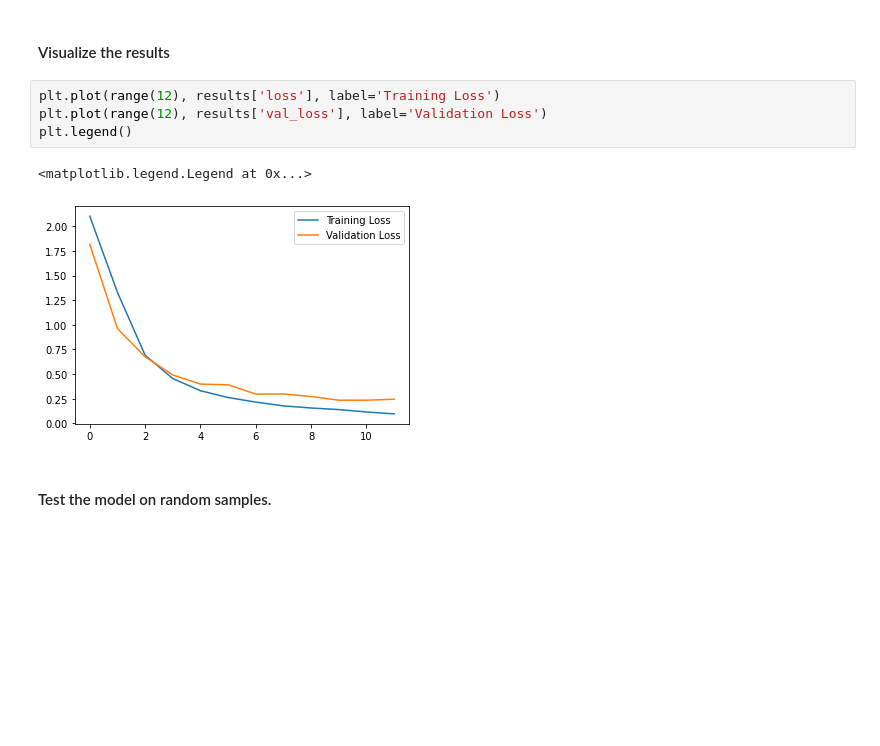
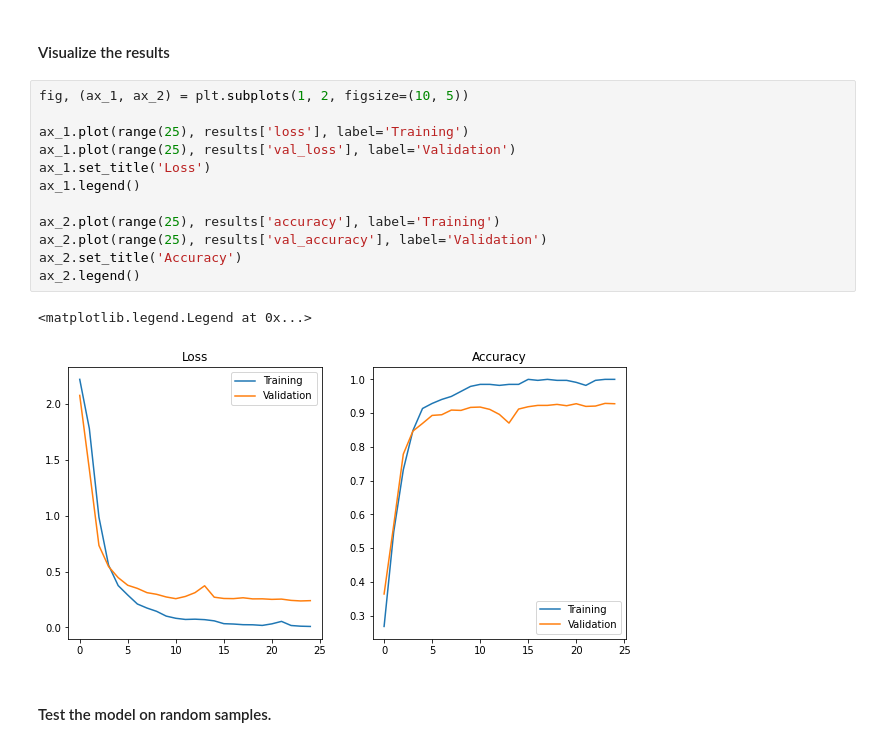
Before and after one commit to rohannakra/Simple-Neural-Network-Experiments, a Jupyter notebook: simple_neural_net_exp_2.ipynb, the cells around one changed output. Saved outputs shown, nothing was run; the diff lists cells and outputs as text; blank space fills up the shorter version.

```diff
--- a/simple_neural_net_exp_2.ipynb
+++ b/simple_neural_net_exp_2.ipynb
@@ -97,12 +97,20 @@ Test Score: 93.56%
 # %% [markdown]
 #### Visualize the results
-# %%
-plt.plot(range(12), results['loss'], label='Training Loss')
-plt.plot(range(12), results['val_loss'], label='Validation Loss')
-plt.legend()
-# %% [output]
-<matplotlib.legend.Legend at 0x...>
-[figure, removed]
+# %%
+fig, (ax_1, ax_2) = plt.subplots(1, 2, figsize=(10, 5))
+
+ax_1.plot(range(25), results['loss'], label='Training')
+ax_1.plot(range(25), results['val_loss'], label='Validation')
+ax_1.set_title('Loss')
+ax_1.legend()
+
+ax_2.plot(range(25), results['accuracy'], label='Training')
+ax_2.plot(range(25), results['val_accuracy'], label='Validation')
+ax_2.set_title('Accuracy')
+ax_2.legend()
+# %% [output]
+<matplotlib.legend.Legend at 0x...>
+[figure, added]
 # %% [markdown]
 #### Test the model on random samples.
 # %%
```
Also changed, not shown: parts of 3 cells of this notebook.
